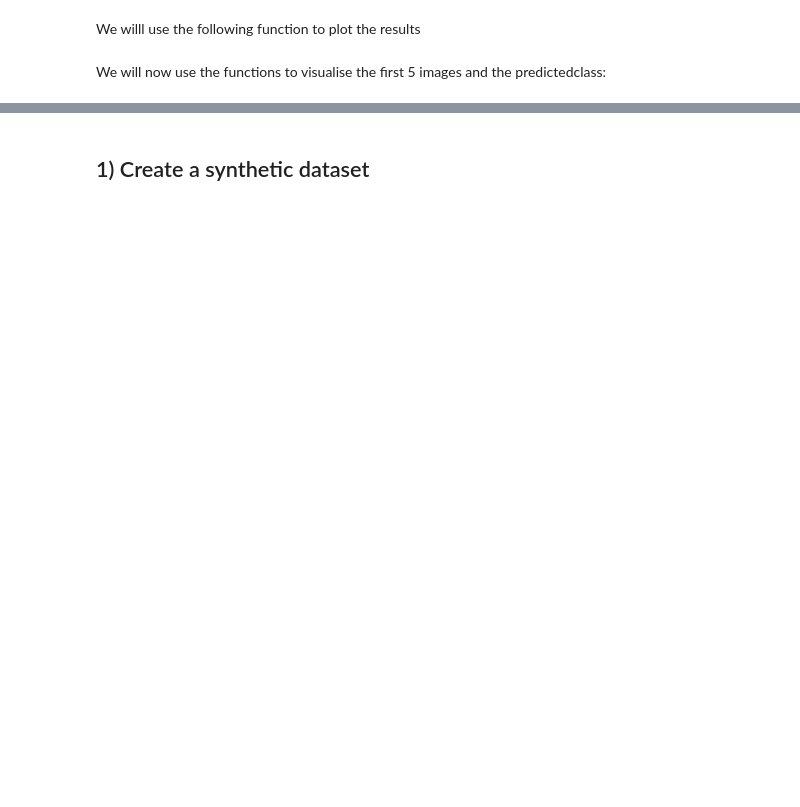
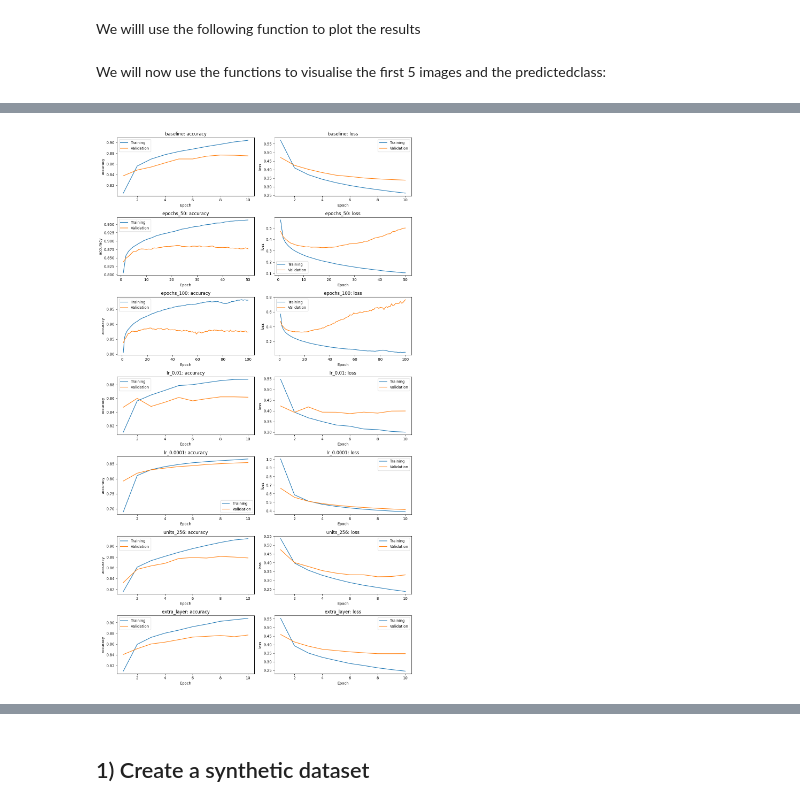
Before and after one commit to anjaya02/applied-ai, a Jupyter notebook: Week 9/Tutorial_ANN.ipynb, the cells around one changed output, grey strips where cells are left out. Saved outputs shown, nothing was run; the diff lists cells and outputs as text; code cells hidden in the pictures; blank space fills up the shorter version.

```diff
--- a/Week 9/Tutorial_ANN.ipynb
+++ b/Week 9/Tutorial_ANN.ipynb
@@ -51,0 +72,6 @@ To answer this question, explore the data in train_labels. Each different label
+# %%
+class_counts = np.bincount(train_labels, minlength=len(class_names))
+for name, count in zip(class_names, class_counts):
+    print(f'{name:12s}: {count:,}')
+print('Balanced:', bool(np.all(class_counts == class_counts[0])))
+# Answer: each of the ten classes has 6,000 training images, so it is balanced.
@@ -84,4 +164,8 @@ model.summary()
 ## 6) Train the model
 # %%
 epochs = 10
-history = model.fit(train_images, train_labels, validation_data=[test_images, test_labels], epochs=epochs)
+batch_size = 128
+history = model.fit(
+    X_fit, y_fit, validation_data=(X_val, y_val),
+    epochs=epochs, batch_size=batch_size, verbose=2,
+)
@@ -229,0 +387,65 @@ In this task, we will create a neural network able to predict the temperature (w
+# %%
+import time
+
+RUN_EXPERIMENTS = True
+experiments = [
+    ('baseline', 10, 0.001, (128,)),
+    ('epochs_50', 50, 0.001, (128,)),
+    ('epochs_100', 100, 0.001, (128,)),
+    ('lr_0.01', 10, 0.01, (128,)),
+    ('lr_0.0001', 10, 0.0001, (128,)),
+    ('units_256', 10, 0.001, (256,)),
+    ('extra_layer', 10, 0.001, (128, 64)),
+]
+experiment_results = []
+experiment_histories = {}
+best_classifier = model
+best_name = 'baseline'
+best_val_accuracy = -1.0
+
+for name, run_epochs, learning_rate, units in experiments:
+    if not RUN_EXPERIMENTS and name != 'baseline':
+        continue
+    start = time.perf_counter()
+    if name == 'baseline':
+        candidate, run_history = model, history
+    else:
+        tf.keras.utils.set_random_seed(seed)
+        candidate = build_classifier(units, learning_rate)
+        run_history = candidate.fit(
+            X_fit, y_fit, validation_data=(X_val, y_val),
+            epochs=run_epochs, batch_size=batch_size, verbose=0,
+        )
+    scores = run_history.history
+    final_val = scores['val_accuracy'][-1]
+    experiment_histories[name] = scores
+    experiment_results.append({
+        'name': name, 'epochs': run_epochs, 'lr': learning_rate, 'units': units,
+        'train_accuracy': scores['accuracy'][-1],
+        'val_accuracy': final_val, 'val_loss': scores['val_loss'][-1],
+    })
+    if final_val > best_val_accuracy:
+        best_val_accuracy, best_classifier, best_name = final_val, candidate, name
+    print(f'{name}: validation accuracy={final_val:.2%}, '
+          f'validation loss={scores["val_loss"][-1]:.4f}; '
+          f'{time.perf_counter() - start:.1f}s (baseline reuses its existing fit)', flush=True)
+
+print()
+print(f'{"Experiment":<14} {"Epochs":>6} {"LR":>8} {"Hidden units":>12} {"Train acc":>10} {"Val acc":>10} {"Val loss":>10}')
+for row in sorted(experiment_results, key=lambda row: row['val_accuracy'], reverse=True):
+    print(f'{row["name"]:<14} {row["epochs"]:>6} {row["lr"]:>8g} '
+          f'{str(row["units"]):>12} {row["train_accuracy"]:>10.2%} '
+          f'{row["val_accuracy"]:>10.2%} {row["val_loss"]:>10.4f}')
+
+fig, axes = plt.subplots(len(experiment_histories), 2,
+                         figsize=(12, 3 * len(experiment_histories)), squeeze=False)
+for (name, scores), row_axes in zip(experiment_histories.items(), axes):
+    for ax, metric in zip(row_axes, ('accuracy', 'loss')):
+        steps = np.arange(1, len(scores[metric]) + 1)
+        ax.plot(steps, scores[metric], label='Training')
+        ax.plot(steps, scores['val_' + metric], label='Validation')
+        ax.set(title=f'{name}: {metric}', xlabel='Epoch', ylabel=metric)
+        ax.legend()
+plt.tight_layout()
+plt.show()
+# %% [output]
@@ -229,0 +468 @@ In this task, we will create a neural network able to predict the temperature (w
+[figure, added]
```
Also changed, not shown: parts of 68 cells of this notebook.
